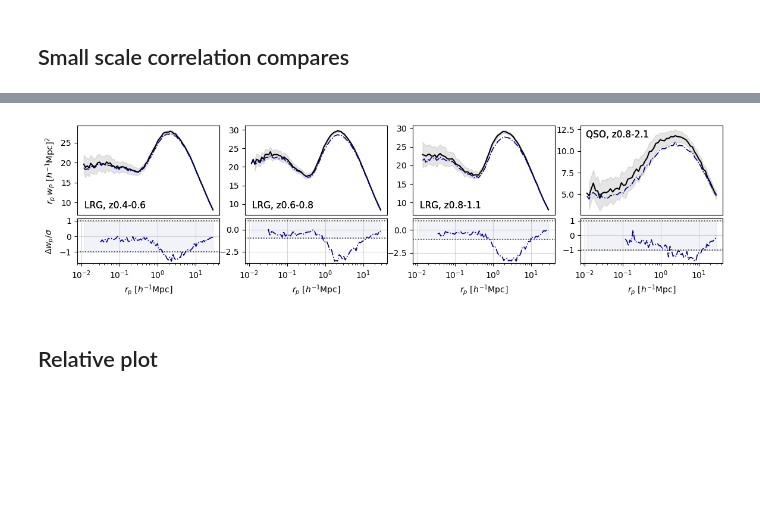
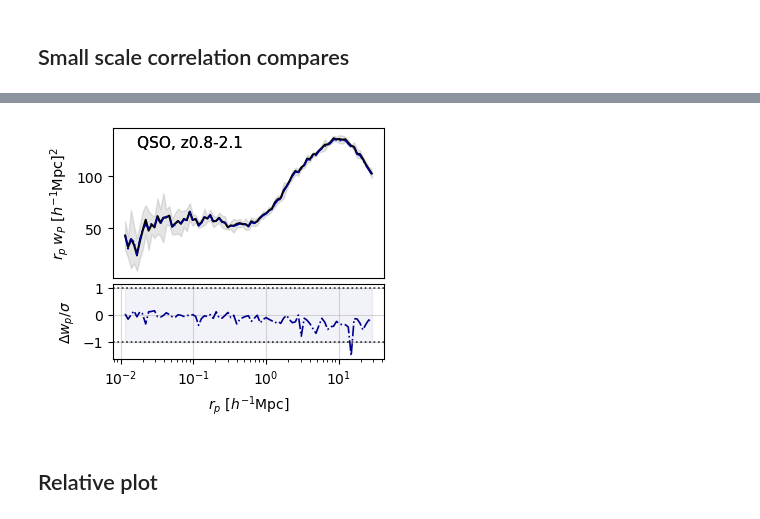
Before and after one commit to ShengyuHE/desi_y3_redshift_errors, a Jupyter notebook: main/clustering/notebooks/plot_clustering.ipynb, the cells around one changed output, grey strips where cells are left out. Saved outputs shown, nothing was run; the diff lists cells and outputs as text; code cells hidden in the pictures; blank space fills up the shorter version.

```diff
--- a/main/clustering/notebooks/plot_clustering.ipynb
+++ b/main/clustering/notebooks/plot_clustering.ipynb
@@ -23,13 +23,21 @@ from pypower import CatalogFFTPower, PowerSpectrumMultipoles, setup_logging
 from pycorr import project_to_multipoles, project_to_wp, TwoPointCorrelationFunction, setup_logging
 
 sys.path.append('../../')
-from helper import REDSHIFT_BIN_GLOBAL, REDSHIFT_BIN_LSS, REDSHIFT_ABACUSHF, NRAN_Y3, TRACER_CUTSKY_INFO
+from helper import REDSHIFT_BIN_GLOBAL, REDSHIFT_BIN_LSS, NRAN_Y3, TRACER_CUTSKY_INFO
 from helper import GET_REDSHIFT_SET
 from cat_tools import read_positions_weights, get_measurement_fn, parse_zerr_name
 from dv_tools import get_repeats_dv, get_cthr
 
 from fit_tools import load_bins, read_data_from_fn
 from plotting_tools import COLOR_OVERALL, TPS_LABELS
+import matplotlib as mpl
+
+mpl.rcParams.update({
+    "text.usetex": False,
+    "mathtext.fontset": "cm",   # Computer Modern-like math
+    "font.family": "serif",
+})
+
 %load_ext autoreload
 %autoreload 2
 %matplotlib inline
@@ -55,5 +66,9 @@ setup_logging(level='warning')
 # %%
-def get_error_bars(cov_args, corr, num=None,remove_bins=None):
+BIN_TYPE = 'y3_sys'
+line_width = 1.5
+alpha = 0.08
+
+def get_error_bars(cov_args, corr, num=None, bin_type=BIN_TYPE, remove_bins=None, ):
     tps_fid_all = []
     if num is None:
         num = 1000 if cov_args['version'] == 'holi-v3' else 25
@@ -64,7 +79,7 @@ def get_error_bars(cov_args, corr, num=None,remove_bins=None):
         fn_fid = get_measurement_fn(**cov_args)
         if 'mesh3' in corr and not os.path.exists(fn_fid.format('mesh3_spectrum_poles_sugiyama')):
             continue
-        (s_fid, tps_fid), _ = read_data_from_fn(fn_fid, corr, bin_type='test', remove_bins=remove_bins, verbose=False)
+        (s_fid, tps_fid), _ = read_data_from_fn(fn_fid, corr, bin_type=bin_type, remove_bins=remove_bins, verbose=False)
         if tps_fid is not None:
             tps_fid_all.append(tps_fid)
     tps_mean_fid = np.atleast_2d(tps_fid_all).mean(axis=0)
@@ -72,6 +87,16 @@ def get_error_bars(cov_args, corr, num=None,remove_bins=None):
     error_bar = tps_std_fid
     # print(len(tps_fid_all))
     return error_bar
+
+def include_data_xmax_tick(ax, xmax_data, fmt="{:.2g}"):
+    xmin, xmax = ax.get_xlim()
+    ticks = list(ax.get_xticks())
+    ticks = [t for t in ticks if xmin <= t <= xmax]
+    if not np.any(np.isclose(ticks, xmax_data)):
+        ticks.append(xmax_data)
+    ticks = sorted(ticks)
+    ax.set_xticks(ticks)
+    ax.set_xticklabels([fmt.format(t) for t in ticks])
 # %% [markdown]
 ## Power spectrum compares
 # %%
@@ -485,13 +435,13 @@ plt.show()
 # %%
-# for two point statistics
+# for projected correlation function
 corr = 'wplog' # xi, pk, mpslog, wplog, mesh2
-remove_bins = 1
+remove_bins = 12
 domain = 'altmtl' # cubic, altmtl
 version = 'AbacusHF-v2' # AbacusHF-v2, holi-v3
-cov_version = 'holi-v3'
-num_cov = 120
+cov_version = 'AbacusHF-v2'
+num_cov = 5
 # tracers = ['BGS', 'LRG', 'ELG', 'QSO'][1:2]
-tracers = ['LRG', 'QSO']
+tracers = ['LRG', 'QSO'][1:]
 # tracers = ['BGS', 'ELG'][1:]
 tracer_label = ''.join(t[0] for t in tracers)
 zerrs =  ['False','verr_nonparam']
@@ -522,7 +472,7 @@ for indz, (tracer, zsnap, zrange) in enumerate(tracer_redshifts):
     for indv, zerr in enumerate(zerrs):
         tps_all = []
         use_dv, z_evol = parse_zerr_name(zerr)
-        for mock_id in range(25)[:]:
+        for mock_id in range(5)[:]:
             data_arges.update(mock_id=mock_id, use_dv=use_dv, z_evol=z_evol)
             fn = get_measurement_fn(**data_arges)
             (s, tps), _ = read_data_from_fn(fn, corr, bin_type='test', remove_bins=remove_bins, verbose=False)
@@ -551,34 +501,34 @@ for indz, (tracer, zsnap, zrange) in enumerate(tracer_redshifts):
                 # ax_top.errorbar(s, s**spow*tps_mean[ill], yerr=s**spow*error_bar[ill], fmt='o',linestyle='none', markersize=2, lw=1, color=colors[indv], label=zerr_labels[zerr] if ill == 0 else None)
             else:
                 ax_top.plot(s, s**spow*tps_mean[ill], color=colors[indv], lw = 1.2, ls=lss[indv], label=zerr_labels[zerr] if ill == 0 else None)
             if corr in ['wplog', 'mpslog']:
                 ax_top.set_xscale('log')
             if indz == 0:
                 ax_top.set_ylabel(TPS_LABELS[corr]['y'], fontsize=10.5)
             # plot the residual plots
             if zerr in ['repeat', 'verr_empirical', 'verr_nonparam', 'verr_nonparam_zevol']:
                 ax_res = plt.subplot(gs[indz+lenz])
                 if indz == 0: ax_res.set_ylabel(TPS_LABELS[corr]['dy0'], fontsize=10)
                 if corr == 'wplog':
                     ax_res.set_xlabel(TPS_LABELS[corr]['x'])
                 # ax_res.tick_params(axis="x", which="both", bottom=False, top=False, labelbottom=False)
                 # continue
                 # err = np.sqrt(tps_std_fid**2 + clean_std[ell]**2)
                 ax_res.plot(s, (tps_mean[ill]-tps_mean_fid[ill])/error_bar[ill], lw=1.2, color=colors[indv], ls=lss[indv])
                 # ax.plot(s, s*(tps_mean[ill]-tps_mean_clean[ill]), lw=1, color=colors[indv])
                 for value in [-1,1]:
                     ax_res.axhline(y=value, ls = ':', color='black', lw=1.2, alpha=0.8)
                 if zerr == 'verr_nonparam':
                     ax_res.fill_between(s, -1, 1,  color='darkblue', alpha=0.05)
                 ax_res.grid(alpha=0.5)
                 ax_res.set_xscale('log')
 # handles, legend_labels = ax_top.get_legend_handles_labels()
 # fig.legend(handles, legend_labels, loc='upper center', bbox_to_anchor=(0.5, 1), ncol=len(zerrs), fontsize=11, frameon=False)
 if save_fig == True and len(tracers) == 2:
     plt.savefig(OVERLEAF_DIR+f'/plot_{corr}_{tracer_label}_clustering.pdf', bbox_inches='tight')
 plt.show()
 # %% [output]
-[figure, old version]
+[figure, new version]
 # %% [markdown]
 ## Relative plot
 # %%
```
Also changed, not shown: parts of 13 cells of this notebook, 47 other files.
